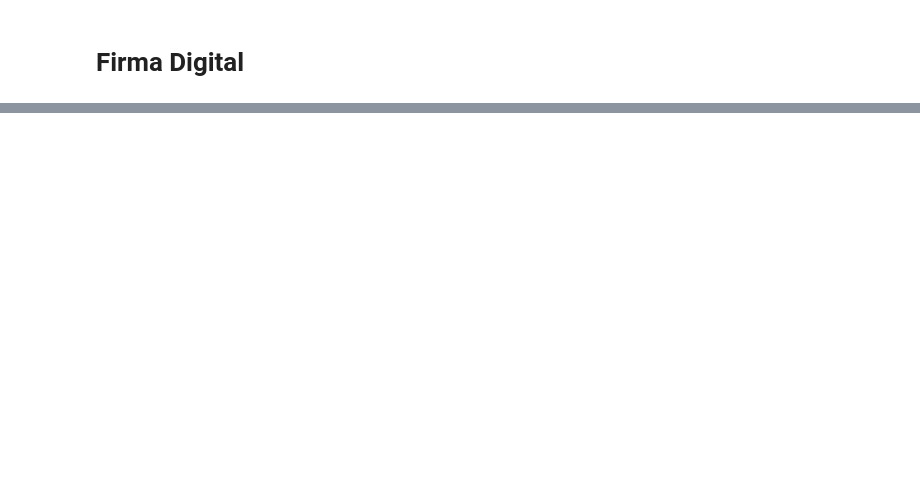
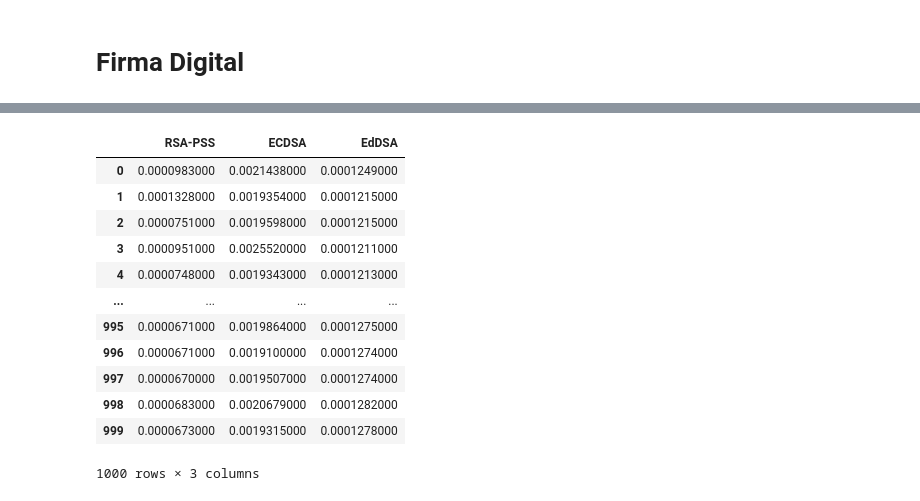
Before and after one commit to andresbasilea/Proyecto1Criptografia, a Jupyter notebook: CriptografiaProyecto1-Copy1.ipynb, the cells around one changed output, grey strips where cells are left out. Drawn from its saved outputs; the diff is of its cells as text; code cells hidden in the pictures; blank space fills up the shorter version.

```diff
--- a/CriptografiaProyecto1-Copy1.ipynb
+++ b/CriptografiaProyecto1-Copy1.ipynb
@@ -466,6 +467,7 @@ df_descifrado = pd.DataFrame(columns=['Chacha20', 'AES-EBC', 'AES-GCM', 'RSA-OAE
 df_hash = pd.DataFrame(columns=['SHA-2', 'SHA-3', 'Scrypt'])
 
 df_firma = pd.DataFrame(columns=['RSA-PSS', 'ECDSA', 'EdDSA'])
+df_verifica = pd.DataFrame(columns=['RSA-PSS', 'ECDSA', 'EdDSA'])
 # %% [markdown]
 # Hashing
 # %%
@@ -688,0 +1025,16 @@ signature = private_key.sign(
+# %%
+df_verifica
+# %% [output]
+|  | RSA-PSS | ECDSA | EdDSA |
+| 0 | 0.0000983000 | 0.0021438000 | 0.0001249000 |
+| 1 | 0.0001328000 | 0.0019354000 | 0.0001215000 |
+| 2 | 0.0000751000 | 0.0019598000 | 0.0001215000 |
+| 3 | 0.0000951000 | 0.0025520000 | 0.0001211000 |
+| 4 | 0.0000748000 | 0.0019343000 | 0.0001213000 |
+| ... | ... | ... | ... |
+| 995 | 0.0000671000 | 0.0019864000 | 0.0001275000 |
+| 996 | 0.0000671000 | 0.0019100000 | 0.0001274000 |
+| 997 | 0.0000670000 | 0.0019507000 | 0.0001274000 |
+| 998 | 0.0000683000 | 0.0020679000 | 0.0001282000 |
+| 999 | 0.0000673000 | 0.0019315000 | 0.0001278000 |
+1000 rows × 3 columns
```
Also changed, not shown: parts of 5 cells of this notebook, 2 other files.
